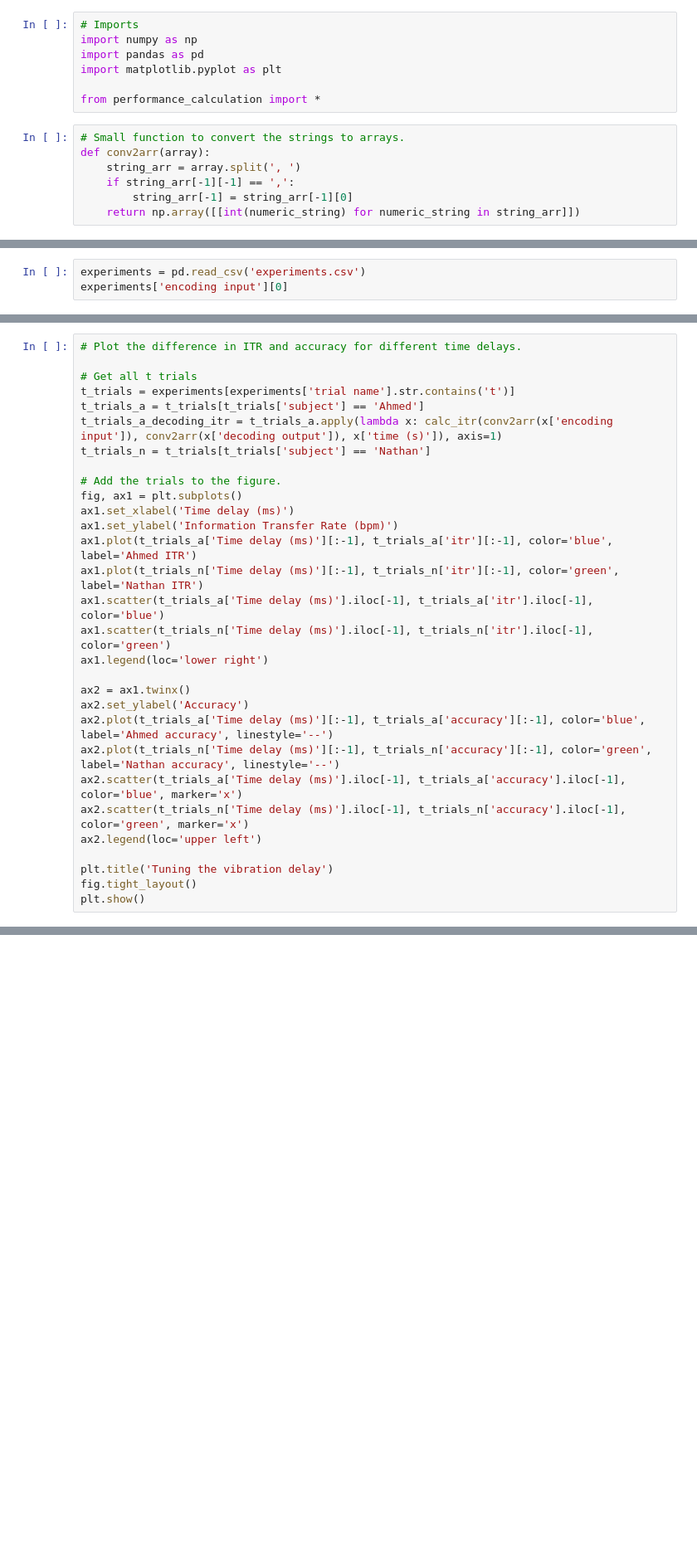
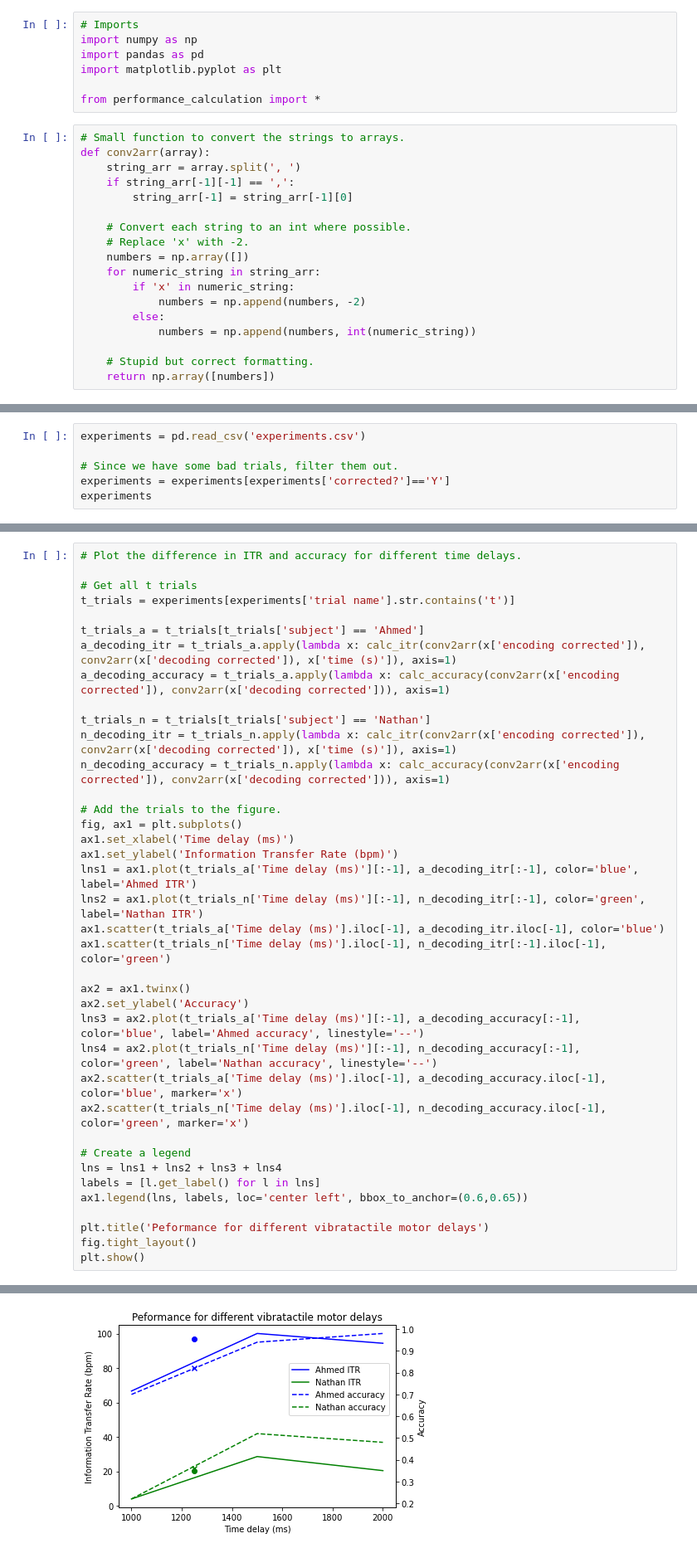
Before and after one commit to scidex/imu-vibration-itr-maximization, a Jupyter notebook: System Analysis.ipynb, the cells around one changed output, grey strips where cells are left out. Shown at 83% size. Cells and saved outputs as stored; diff of their text form; blank space fills up the shorter version.

```diff
--- a/System Analysis.ipynb
+++ b/System Analysis.ipynb
@@ -11,4 +11,15 @@ def conv2arr(array):
     string_arr = array.split(', ')
     if string_arr[-1][-1] == ',':
         string_arr[-1] = string_arr[-1][0]
-    return np.array([[int(numeric_string) for numeric_string in string_arr]])
+
+    # Convert each string to an int where possible.
+    # Replace 'x' with -2.
+    numbers = np.array([])
+    for numeric_string in string_arr:
+        if 'x' in numeric_string:
+            numbers = np.append(numbers, -2)
+        else:
+            numbers = np.append(numbers, int(numeric_string))
+
+    # Stupid but correct formatting.
+    return np.array([numbers])
@@ -19,4 +26,7 @@ def conv2arr(array):
 # %%
 experiments = pd.read_csv('experiments.csv')
-experiments['encoding input'][0]
+
+# Since we have some bad trials, filter them out.
+experiments = experiments[experiments['corrected?']=='Y']
+experiments
 # %% [output]
@@ -26,29 +53,37 @@ experiments['encoding input'][0]
 
 # Get all t trials
 t_trials = experiments[experiments['trial name'].str.contains('t')]
+
 t_trials_a = t_trials[t_trials['subject'] == 'Ahmed']
-t_trials_a_decoding_itr = t_trials_a.apply(lambda x: calc_itr(conv2arr(x['encoding input']), conv2arr(x['decoding output']), x['time (s)']), axis=1)
+a_decoding_itr = t_trials_a.apply(lambda x: calc_itr(conv2arr(x['encoding corrected']), conv2arr(x['decoding corrected']), x['time (s)']), axis=1)
+a_decoding_accuracy = t_trials_a.apply(lambda x: calc_accuracy(conv2arr(x['encoding corrected']), conv2arr(x['decoding corrected'])), axis=1)
+
 t_trials_n = t_trials[t_trials['subject'] == 'Nathan']
+n_decoding_itr = t_trials_n.apply(lambda x: calc_itr(conv2arr(x['encoding corrected']), conv2arr(x['decoding corrected']), x['time (s)']), axis=1)
+n_decoding_accuracy = t_trials_n.apply(lambda x: calc_accuracy(conv2arr(x['encoding corrected']), conv2arr(x['decoding corrected'])), axis=1)
 
 # Add the trials to the figure.
 fig, ax1 = plt.subplots()
 ax1.set_xlabel('Time delay (ms)')
 ax1.set_ylabel('Information Transfer Rate (bpm)')
-ax1.plot(t_trials_a['Time delay (ms)'][:-1], t_trials_a['itr'][:-1], color='blue', label='Ahmed ITR')
-ax1.plot(t_trials_n['Time delay (ms)'][:-1], t_trials_n['itr'][:-1], color='green', label='Nathan ITR')
-ax1.scatter(t_trials_a['Time delay (ms)'].iloc[-1], t_trials_a['itr'].iloc[-1], color='blue')
-ax1.scatter(t_trials_n['Time delay (ms)'].iloc[-1], t_trials_n['itr'].iloc[-1], color='green')
-ax1.legend(loc='lower right')
+lns1 = ax1.plot(t_trials_a['Time delay (ms)'][:-1], a_decoding_itr[:-1], color='blue', label='Ahmed ITR')
+lns2 = ax1.plot(t_trials_n['Time delay (ms)'][:-1], n_decoding_itr[:-1], color='green', label='Nathan ITR')
+ax1.scatter(t_trials_a['Time delay (ms)'].iloc[-1], a_decoding_itr.iloc[-1], color='blue')
+ax1.scatter(t_trials_n['Time delay (ms)'].iloc[-1], n_decoding_itr[:-1].iloc[-1], color='green')
 
 ax2 = ax1.twinx()
 ax2.set_ylabel('Accuracy')
-ax2.plot(t_trials_a['Time delay (ms)'][:-1], t_trials_a['accuracy'][:-1], color='blue', label='Ahmed accuracy', linestyle='--')
-ax2.plot(t_trials_n['Time delay (ms)'][:-1], t_trials_n['accuracy'][:-1], color='green', label='Nathan accuracy', linestyle='--')
-ax2.scatter(t_trials_a['Time delay (ms)'].iloc[-1], t_trials_a['accuracy'].iloc[-1], color='blue', marker='x')
-ax2.scatter(t_trials_n['Time delay (ms)'].iloc[-1], t_trials_n['accuracy'].iloc[-1], color='green', marker='x')
-ax2.legend(loc='upper left')
+lns3 = ax2.plot(t_trials_a['Time delay (ms)'][:-1], a_decoding_accuracy[:-1], color='blue', label='Ahmed accuracy', linestyle='--')
+lns4 = ax2.plot(t_trials_n['Time delay (ms)'][:-1], n_decoding_accuracy[:-1], color='green', label='Nathan accuracy', linestyle='--')
+ax2.scatter(t_trials_a['Time delay (ms)'].iloc[-1], a_decoding_accuracy.iloc[-1], color='blue', marker='x')
+ax2.scatter(t_trials_n['Time delay (ms)'].iloc[-1], n_decoding_accuracy.iloc[-1], color='green', marker='x')
 
-plt.title('Tuning the vibration delay')
+# Create a legend
+lns = lns1 + lns2 + lns3 + lns4
+labels = [l.get_label() for l in lns]
+ax1.legend(lns, labels, loc='center left', bbox_to_anchor=(0.6,0.65))
+
+plt.title('Peformance for different vibratactile motor delays')
 fig.tight_layout()
 plt.show()
 # %% [output]
@@ -55,0 +90 @@ ValueError: operands could not be broadcast together with shapes (1,49) (1,50)
+[figure, added]
```
Also changed, not shown: parts of 6 cells of this notebook.
